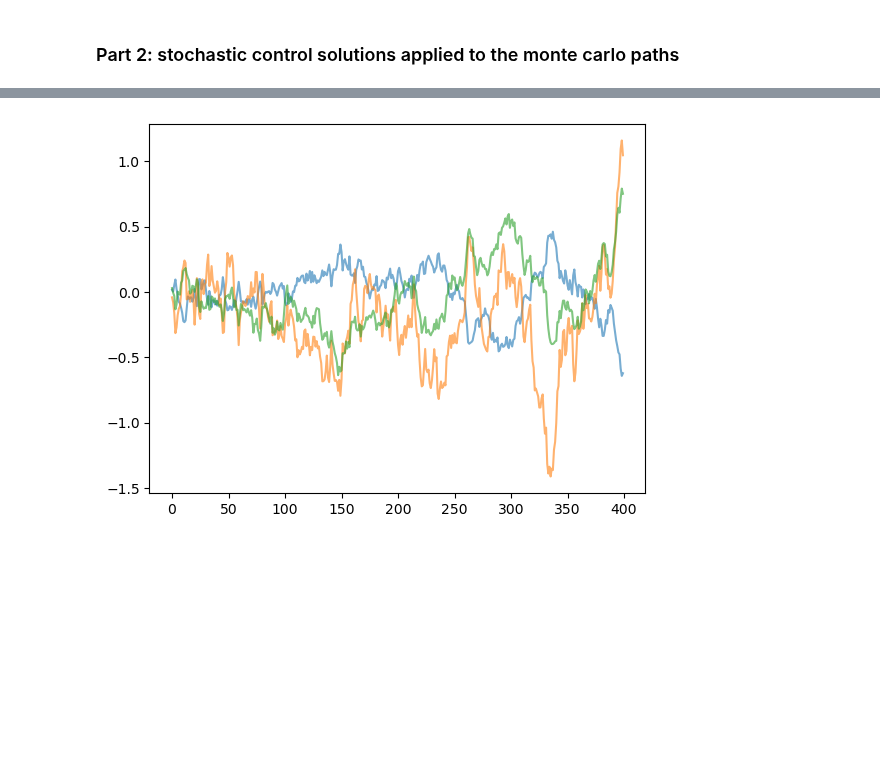
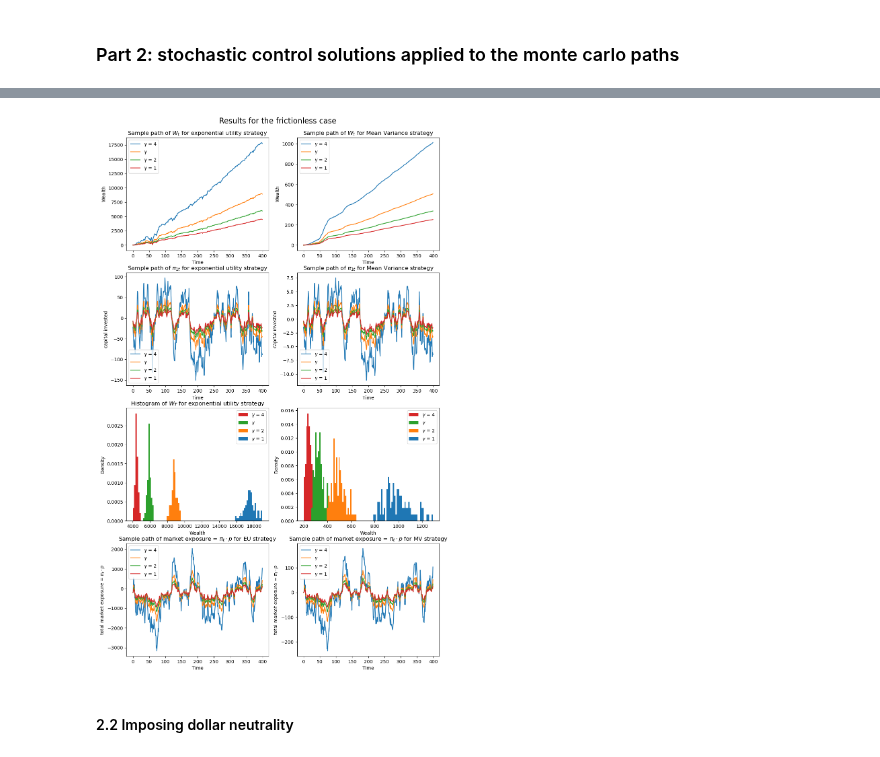
Before and after one commit to quintengeerts2000/MasterThesis-DRL_applications_to_stat_arb, a Jupyter notebook: monte_carlo_simulators/OU_stoch_control.ipynb, the cells around one changed output, grey strips where cells are left out. Drawn from its saved outputs; the diff is of its cells as text; code cells hidden in the pictures; blank space fills up the shorter version.

Commit message:
finished dollar neutral strategy

```diff
--- a/monte_carlo_simulators/OU_stoch_control.ipynb
+++ b/monte_carlo_simulators/OU_stoch_control.ipynb
@@ -88,5 +98,61 @@ plt.show()
-# %%
-plt.plot(np.transpose(X),alpha=0.6)
-plt.show()
-# %% [output]
-[figure, removed]
+# %%
+fig, ax = plt.subplots(4,2,figsize=(12,20))
+fig.suptitle('Results for the frictionless case', fontsize=16, y = 0.91)
+# plot a sample path of the wealth
+ax[0,0].plot(Wealth_EU[-1,:,:])
+ax[0,0].legend([r'$\gamma$ = 4',r'$\gamma$',r'$\gamma$ = 2',r'$\gamma$ = 1'])
+ax[0,0].set_title(r'Sample path of $W_t$ for exponential utility strategy')
+ax[0,0].set_ylabel('Wealth')
+ax[0,0].set_xlabel('Time')
+
+ax[0,1].plot(Wealth_MV[-1,:,:])
+ax[0,1].legend([r'$\gamma$ = 4',r'$\gamma$',r'$\gamma$ = 2',r'$\gamma$ = 1'])
+ax[0,1].set_title(r'Sample path of $W_t$ for Mean Variance strategy')
+ax[0,1].set_ylabel('Wealth')
+ax[0,1].set_xlabel('Time')
+
+# plot a sample path of the capital invested in the first asset
+ax[1,0].plot(pi_EU[0,:,:])
+ax[1,0].legend([r'$\gamma$ = 4',r'$\gamma$',r'$\gamma$ = 2',r'$\gamma$ = 1'])
+ax[1,0].set_title(r'Sample path of $\pi_{1t}$ for exponential utility strategy')
+ax[1,0].set_ylabel('capital invested')
+ax[1,0].set_xlabel('Time')
+
+ax[1,1].plot(pi_MV[0,:,:])
+ax[1,1].legend([r'$\gamma$ = 4',r'$\gamma$',r'$\gamma$ = 2',r'$\gamma$ = 1'])
+ax[1,1].set_title(r'Sample path of $\pi_{1t}$ for Mean Variance strategy')
+ax[1,1].set_ylabel('capital invested')
+ax[1,1].set_xlabel('Time')
+
+
+# plot the density
+ax[2,0].hist(Wealth_EU[:,-1,:],bins=100, density=True,histtype='stepfilled')
+ax[2,0].legend([r'$\gamma$ = 4',r'$\gamma$',r'$\gamma$ = 2',r'$\gamma$ = 1'])
+ax[2,0].set_title(r'Histogram of $W_T$ for exponential utility strategy')
+ax[2,0].set_xlabel('Wealth')
+ax[2,0].set_ylabel('Density')
+
+ax[2,1].hist(Wealth_MV[:,-1,:],bins=100, density=True,histtype='stepfilled')
+ax[2,1].legend([r'$\gamma$ = 4',r'$\gamma$',r'$\gamma$ = 2',r'$\gamma$ = 1'])
+ax[3,0].set_title(r'Sample path of market exposure = $\pi_t \cdot p$ for Exponential utility strategy')
+ax[2,1].set_xlabel('Wealth')
+ax[2,1].set_ylabel('Density')
+
+# plot the total market allocation
+ax[3,0].plot(pi_EU.sum(axis=0))
+ax[3,0].legend([r'$\gamma$ = 4',r'$\gamma$',r'$\gamma$ = 2',r'$\gamma$ = 1'])
+ax[3,0].set_title(r'Sample path of market exposure = $\pi_t \cdot p$ for EU strategy')
+ax[3,0].set_xlabel('Time')
+ax[3,0].set_ylabel(r'total market exposure = $\pi_t \cdot p$ ')
+
+ax[3,1].plot(pi_MV.sum(axis=0))
+ax[3,1].legend([r'$\gamma$ = 4',r'$\gamma$',r'$\gamma$ = 2',r'$\gamma$ = 1'])
+ax[3,1].set_title(r'Sample path of market exposure = $\pi_t \cdot p$ for MV strategy')
+ax[3,1].set_xlabel('Time')
+ax[3,1].set_ylabel(r'total market exposure = $\pi_t \cdot p$ ')
+
+plt.show()
+# %% [output]
+[figure, added]
+# %% [markdown]
+#### 2.2 Imposing dollar neutrality
```
Also changed, not shown: parts of 8 cells of this notebook.
